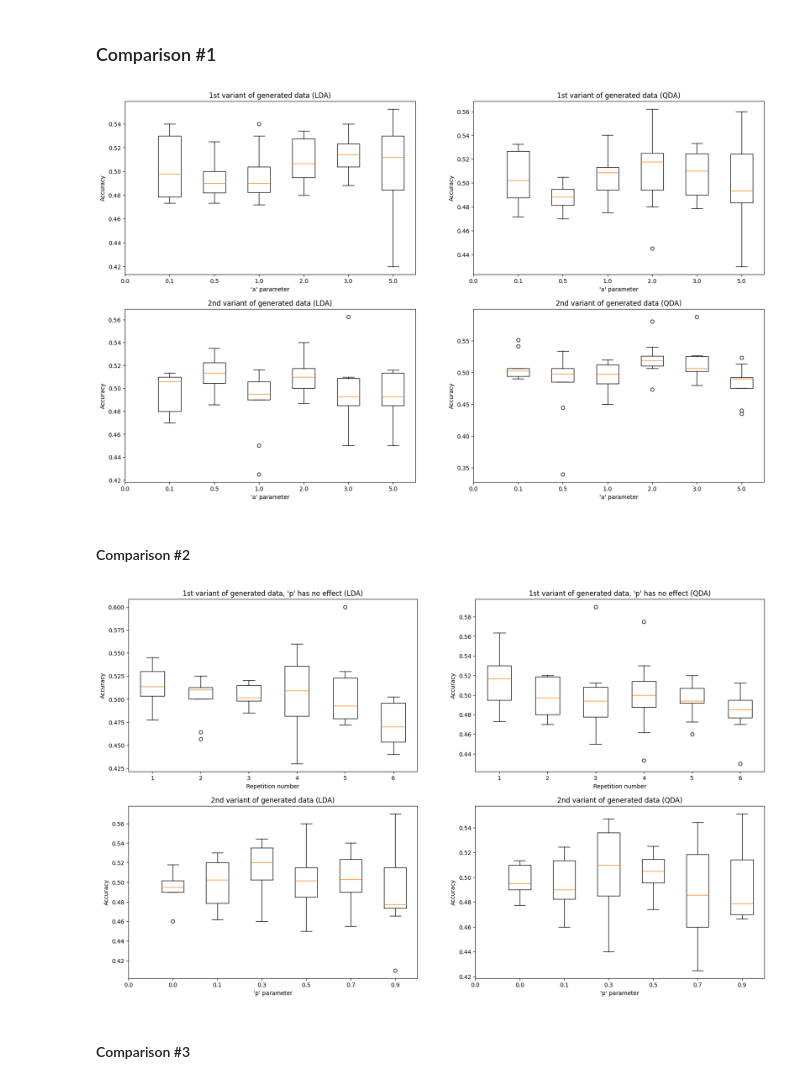
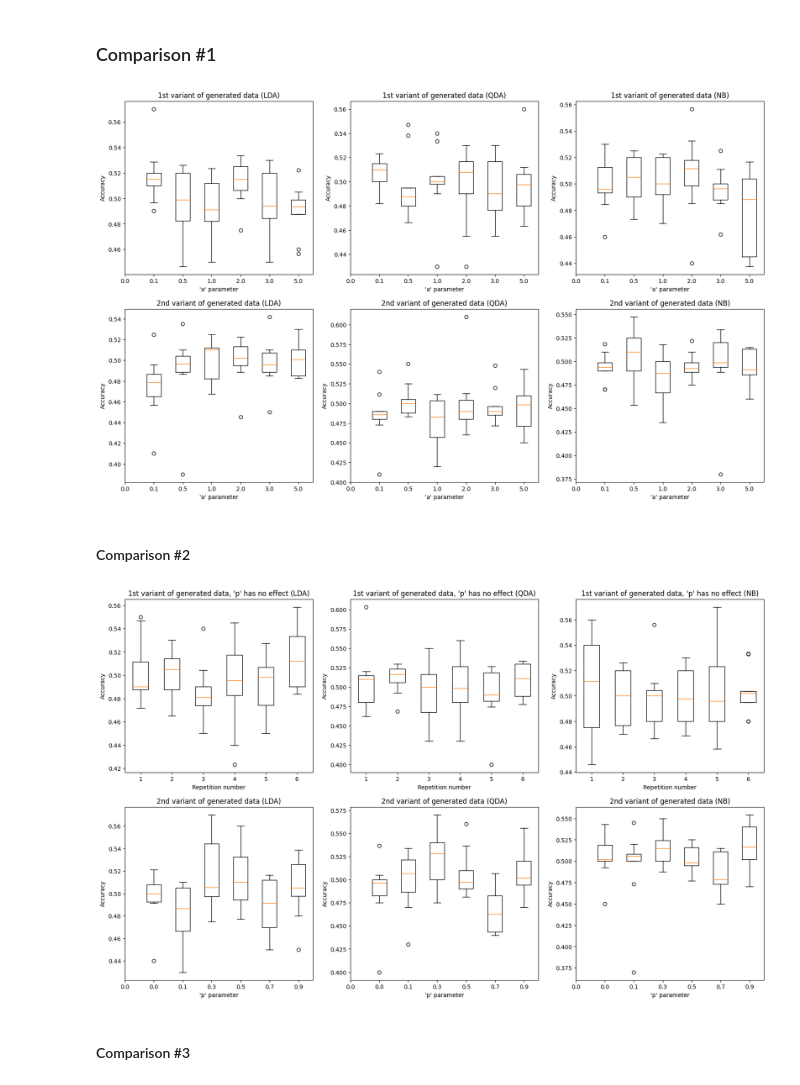
Before and after one commit to PrusWielki/adv-machine-learning-proj-1, a Jupyter notebook: solution.ipynb, the cells around one changed output. Cells and saved outputs as stored; diff of their text form; code cells hidden in the pictures.

Commit message:
add NB params

```diff
--- a/solution.ipynb
+++ b/solution.ipynb
@@ -199,16 +199,17 @@ def get_accuracy(model:LDA|QDA|NB,X_test,y_test):
 
 lda=LDA()
 qda=QDA()
+nb=NB()
 # scheme_2_data_generator(1,0.5)
 splits = [0.1,0.2,0.3,0.4,0.5,0.6,0.7,0.8,0.9]
 a_params = [0.1,0.5,1,2,3,5]
-accuracies_scheme_1={'lda':[],'qda':[]}
-accuracies_scheme_2={'lda':[],'qda':[]}
+accuracies_scheme_1={'lda':[],'qda':[],'nb':[]}
+accuracies_scheme_2={'lda':[],'qda':[],'nb':[]}
 
 
 for a in a_params:
-    accuracy_scheme_1={'lda':[],'qda':[]}
-    accuracy_scheme_2={'lda':[],'qda':[]}
+    accuracy_scheme_1={'lda':[],'qda':[],'nb':[]}
+    accuracy_scheme_2={'lda':[],'qda':[],'nb':[]}
 
     for x in splits:
 
@@ -216,11 +217,13 @@ for a in a_params:
 
         X_train, X_test, y_train, y_test = train_test_split(X, y, test_size=x, random_state=42)
         lda.fit(X_train,y_train)
-
         accuracy_scheme_1['lda'].append(get_accuracy(lda,X_test,y_test))
 
         qda.fit(X_train,y_train)
         accuracy_scheme_1['qda'].append(get_accuracy(qda,X_test,y_test))
+
+        nb.fit(X_train,y_train)
+        accuracy_scheme_1['nb'].append(get_accuracy(nb,X_test,y_test))
 
 
         (X,y)=scheme_2_data_generator(a,0.5)
@@ -232,13 +235,19 @@ for a in a_params:
         qda.fit(X_train,y_train)
         accuracy_scheme_2['qda'].append(get_accuracy(qda,X_test,y_test))
 
+        nb.fit(X_train,y_train)
+        accuracy_scheme_2['nb'].append(get_accuracy(nb,X_test,y_test))
+
     accuracies_scheme_1['lda'].append(accuracy_scheme_1['lda'])
     accuracies_scheme_2['lda'].append(accuracy_scheme_2['lda'])
 
     accuracies_scheme_1['qda'].append(accuracy_scheme_1['qda'])
     accuracies_scheme_2['qda'].append(accuracy_scheme_2['qda'])
 
-fig, axs = plt.subplots(2,2, figsize=(20,12))
+    accuracies_scheme_1['nb'].append(accuracy_scheme_1['nb'])
+    accuracies_scheme_2['nb'].append(accuracy_scheme_2['nb'])
+
+fig, axs = plt.subplots(2,3, figsize=(20,12))
 axs[0,0].boxplot(accuracies_scheme_1['lda'])
 axs[0,0].set_xticks(list(range(len(a_params)+1)),np.concatenate(([0],a_params)))
 axs[0,0].set_title("1st variant of generated data (LDA)")
@@ -252,6 +261,11 @@ axs[0,1].set_title("1st variant of generated data (QDA)")
 axs[0,1].set_ylabel("Accuracy")
 axs[0,1].set_xlabel("'a' parameter")
 
+axs[0,2].boxplot(accuracies_scheme_1['nb'])
+axs[0,2].set_xticks(list(range(len(a_params)+1)),np.concatenate(([0],a_params)))
+axs[0,2].set_title("1st variant of generated data (NB)")
+axs[0,2].set_ylabel("Accuracy")
+axs[0,2].set_xlabel("'a' parameter")
 
 axs[1,0].boxplot(accuracies_scheme_2['lda'])
 axs[1,0].set_xticks(list(range(len(a_params)+1)),np.concatenate(([0],a_params)))
@@ -265,22 +279,29 @@ axs[1,1].set_xticks(list(range(len(a_params)+1)),np.concatenate(([0],a_params)))
 axs[1,1].set_title("2nd variant of generated data (QDA)")
 axs[1,1].set_ylabel("Accuracy")
 axs[1,1].set_xlabel("'a' parameter")
+
+axs[1,2].boxplot(accuracies_scheme_2['nb'])
+axs[1,2].set_xticks(list(range(len(a_params)+1)),np.concatenate(([0],a_params)))
+axs[1,2].set_title("2nd variant of generated data (NB)")
+axs[1,2].set_ylabel("Accuracy")
+axs[1,2].set_xlabel("'a' parameter")
 plt.savefig('BayesianSimulatedData1.pdf')
 plt.show()
 # %% [output]
-[figure, old version]
+[figure, new version]
 # %% [markdown]
 #### Comparison #2
 # %%
 lda=LDA()
 qda = QDA()
+nb=NB()
 splits = [0.1,0.2,0.3,0.4,0.5,0.6,0.7,0.8,0.9]
 p_params = [0,0.1,0.3,0.5,0.7,0.9]
-accuracies_scheme_1={'lda':[],'qda':[]}
-accuracies_scheme_2={'lda':[],'qda':[]}
+accuracies_scheme_1={'lda':[],'qda':[],'nb':[]}
+accuracies_scheme_2={'lda':[],'qda':[],'nb':[]}
 for p in p_params:
-    accuracy_scheme_1={'lda':[],'qda':[]}
-    accuracy_scheme_2={'lda':[],'qda':[]}
+    accuracy_scheme_1={'lda':[],'qda':[],'nb':[]}
+    accuracy_scheme_2={'lda':[],'qda':[],'nb':[]}
     for x in splits:
         (X,y)=scheme_1_data_generator(2)
         X_train, X_test, y_train, y_test = train_test_split(X, y, test_size=x, random_state=42)
@@ -289,6 +310,9 @@ for p in p_params:
 
         qda.fit(X_train,y_train)
         accuracy_scheme_1['qda'].append(get_accuracy(qda,X_test,y_test))
+
+        nb.fit(X_train,y_train)
+        accuracy_scheme_1['nb'].append(get_accuracy(nb,X_test,y_test))
 
 
         (X,y)=scheme_2_data_generator(2,p)
@@ -299,41 +323,58 @@ for p in p_params:
         qda.fit(X_train,y_train)
         accuracy_scheme_2['qda'].append(get_accuracy(qda,X_test,y_test))
 
+        nb.fit(X_train,y_train)
+        accuracy_scheme_2['nb'].append(get_accuracy(nb,X_test,y_test))
+
     accuracies_scheme_1['lda'].append(accuracy_scheme_1['lda'])
     accuracies_scheme_2['lda'].append(accuracy_scheme_2['lda'])
 
     accuracies_scheme_1['qda'].append(accuracy_scheme_1['qda'])
     accuracies_scheme_2['qda'].append(accuracy_scheme_2['qda'])
 
-fig, axs = plt.subplots(2,2, figsize=(20,12))
+    accuracies_scheme_1['nb'].append(accuracy_scheme_1['nb'])
+    accuracies_scheme_2['nb'].append(accuracy_scheme_2['nb'])
+
+fig, axs = plt.subplots(2,3, figsize=(20,12))
 axs[0,0].boxplot(accuracies_scheme_1['lda'])
 axs[0,0].set_title("1st variant of generated data, 'p' has no effect (LDA)")
 axs[0,0].set_ylabel("Accuracy")
 axs[0,0].set_xlabel("Repetition number")
 
 
 axs[0,1].boxplot(accuracies_scheme_1['qda'])
 axs[0,1].set_title("1st variant of generated data, 'p' has no effect (QDA)")
 axs[0,1].set_ylabel("Accuracy")
 axs[0,1].set_xlabel("Repetition number")
+
+axs[0,2].boxplot(accuracies_scheme_1['nb'])
+axs[0,2].set_title("1st variant of generated data, 'p' has no effect (NB)")
+axs[0,2].set_ylabel("Accuracy")
+axs[0,2].set_xlabel("Repetition number")
 
 
 axs[1,0].boxplot(accuracies_scheme_2['lda'])
 axs[1,0].set_xticks(list(range(len(p_params)+1)),np.concatenate(([0],p_params)))
 axs[1,0].set_title("2nd variant of generated data (LDA)")
 axs[1,0].set_ylabel("Accuracy")
 axs[1,0].set_xlabel("'p' parameter")
 
 
 axs[1,1].boxplot(accuracies_scheme_2['qda'])
 axs[1,1].set_xticks(list(range(len(p_params)+1)),np.concatenate(([0],p_params)))
 axs[1,1].set_title("2nd variant of generated data (QDA)")
 axs[1,1].set_ylabel("Accuracy")
 axs[1,1].set_xlabel("'p' parameter")
+
+axs[1,2].boxplot(accuracies_scheme_2['nb'])
+axs[1,2].set_xticks(list(range(len(p_params)+1)),np.concatenate(([0],p_params)))
+axs[1,2].set_title("2nd variant of generated data (NB)")
+axs[1,2].set_ylabel("Accuracy")
+axs[1,2].set_xlabel("'p' parameter")
 plt.savefig('BayesianSimulatedData2.pdf')
 plt.show()
 # %% [output]
-[figure, old version]
+[figure, new version]
 # %% [markdown]
 #### Comparison #3
 # %%
```
Also changed, not shown: 2 other files.
